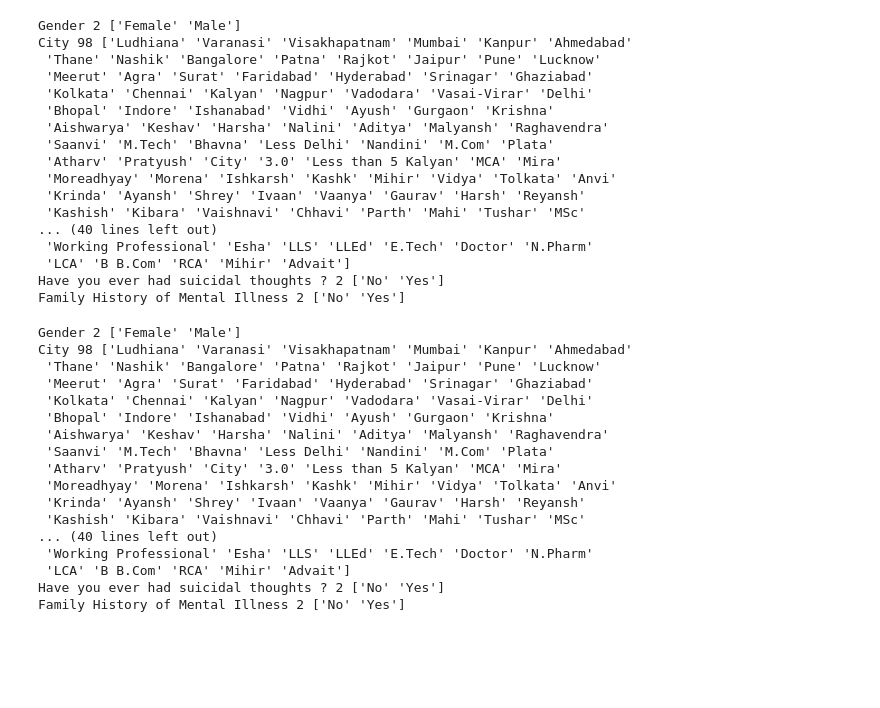
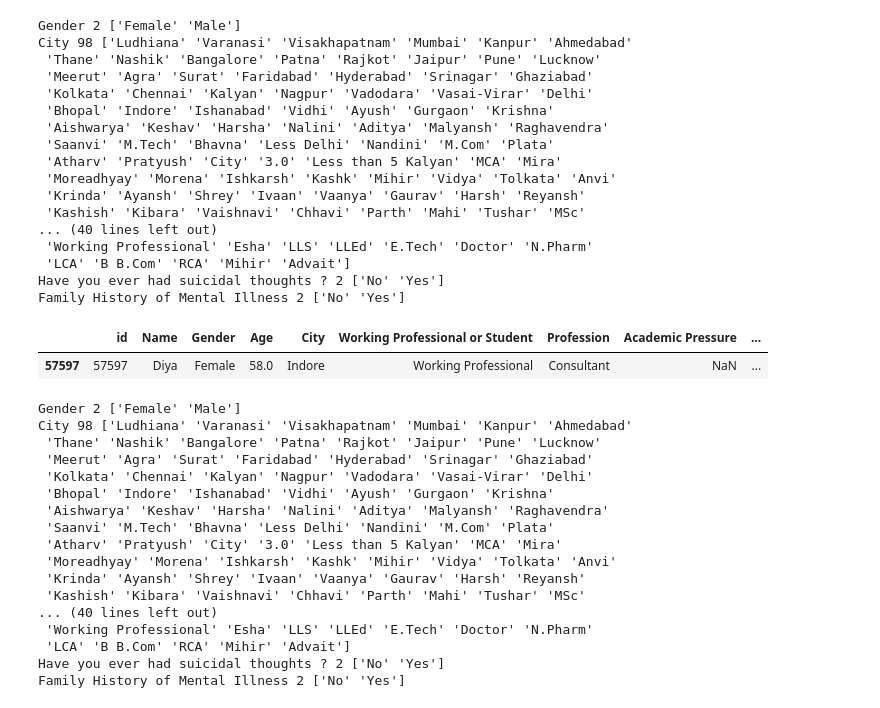
Before and after one commit to ypj95/kc_mental_health2024, a Jupyter notebook: notebooks/00_data_overview.ipynb, the cells around one changed output. Drawn from its saved outputs; the diff is of its cells as text; code cells hidden in the pictures; blank space fills up the shorter version.

```diff
--- a/notebooks/00_data_overview.ipynb
+++ b/notebooks/00_data_overview.ipynb
@@ -196,6 +193,11 @@ City 98 ['Ludhiana' 'Varanasi' 'Visakhapatnam' 'Mumbai' 'Kanpur' 'Ahmedabad'
  'LCA' 'B B.Com' 'RCA' 'Mihir' 'Advait']
 Have you ever had suicidal thoughts ? 2 ['No' 'Yes']
 Family History of Mental Illness 2 ['No' 'Yes']
+# %%
+train[train['Dietary Habits']== 'Electrician']
+# %% [output]
+|  | id | Name | Gender | Age | City | Working Professional or Student | Profession | Academic Pressure | ... |
+| 57597 | 57597 | Diya | Female | 58.0 | Indore | Working Professional | Consultant | NaN | ... |
 # %%
 for col_name in test.select_dtypes(include="object").columns:
     # skip columns where value ranges don't matter.
```
Also changed, not shown: parts of 1 cell of this notebook, 40 other files.
